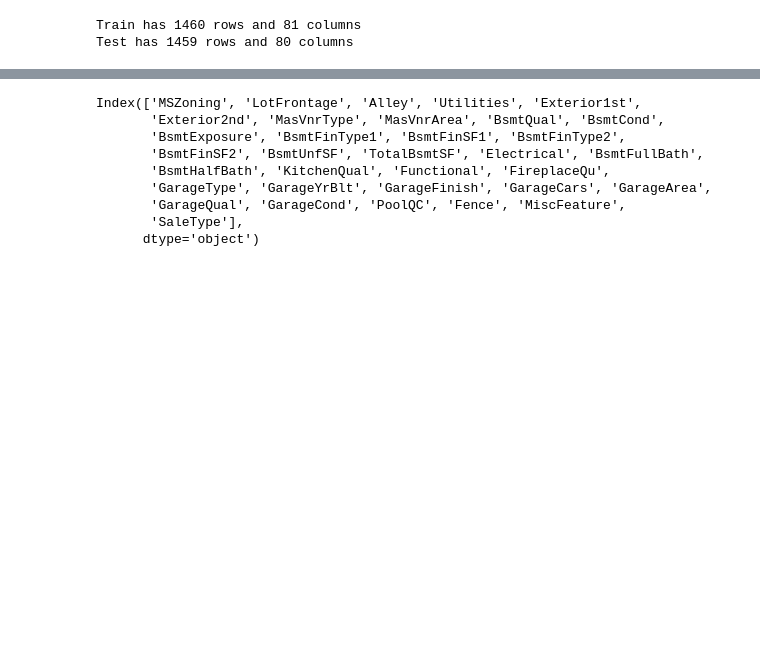
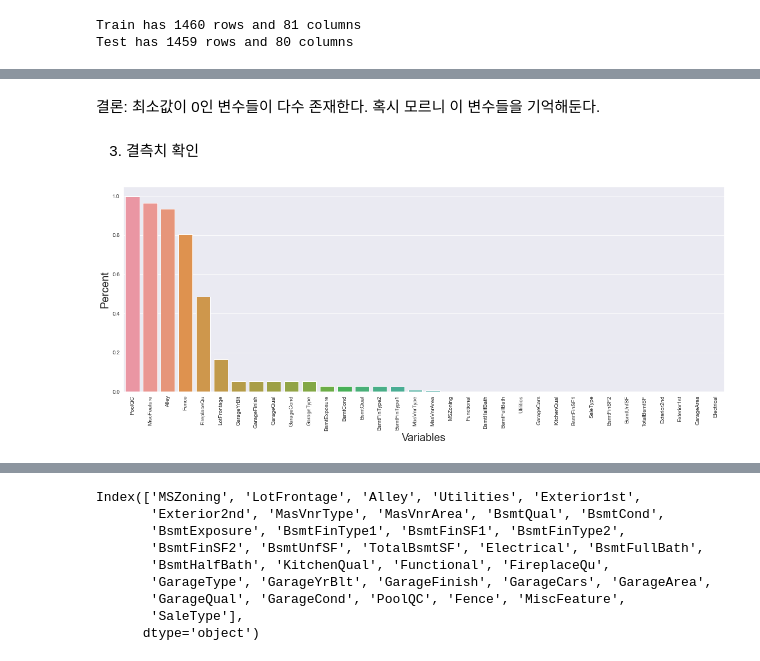
Before and after one commit to darooty/Kaggle_HousePrices_AdvancedRegressionTechniques, a Jupyter notebook: HousePrices.ipynb, the cells around one changed output, grey strips where cells are left out. Drawn from its saved outputs; the diff is of its cells as text; code cells hidden in the pictures; blank space fills up the shorter version.

Commit message:
test2

```diff
--- a/HousePrices.ipynb
+++ b/HousePrices.ipynb
@@ -71,0 +111,20 @@ order_vars = [
+# %% [markdown]
+결론: 최소값이 0인 변수들이 다수 존재한다. 혹시 모르니 이 변수들을 기억해둔다.
+# %% [markdown]
+3. 결측치 확인
+# %%
+all_data = pd.concat((train, test)).drop(['SalePrice'], axis=1)
+
+missing_count = all_data.isnull().sum().sort_values(ascending=False)
+missing_percent = missing_count / all_data.shape[0]
+missing_table = pd.DataFrame({'count': missing_count, 'percent': missing_percent})
+missing_table = missing_table[missing_table.percent > 0]
+# %%
+f, ax = plt.subplots(figsize=(20, 7))
+sns.barplot(x=missing_table.index, y=missing_table.percent)
+plt.xlabel('Variables', fontsize=20)
+plt.ylabel('Percent', fontsize=20)
+plt.xticks(rotation='90')
+plt.show()
+# %% [output]
+[figure, added]
```
Also changed, not shown: parts of 55 cells of this notebook.
